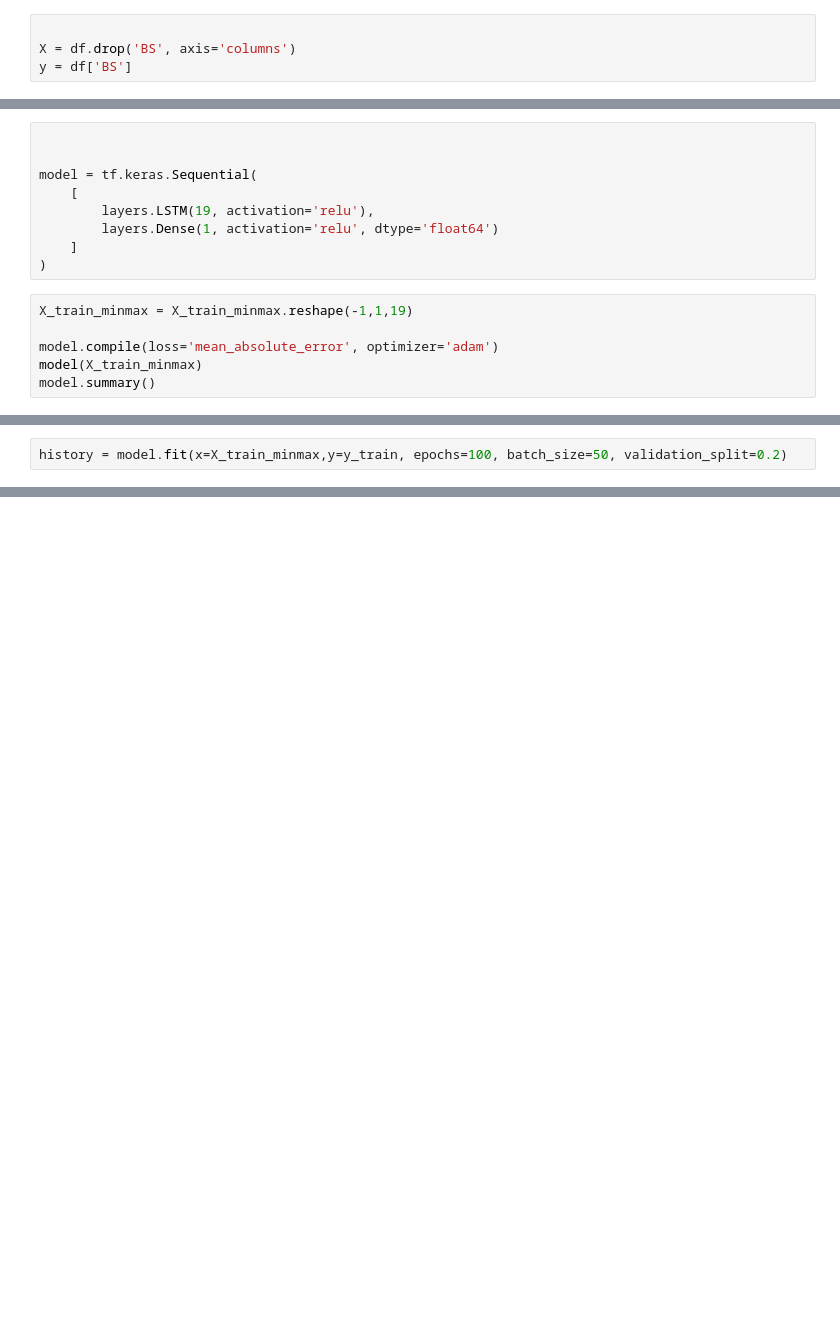
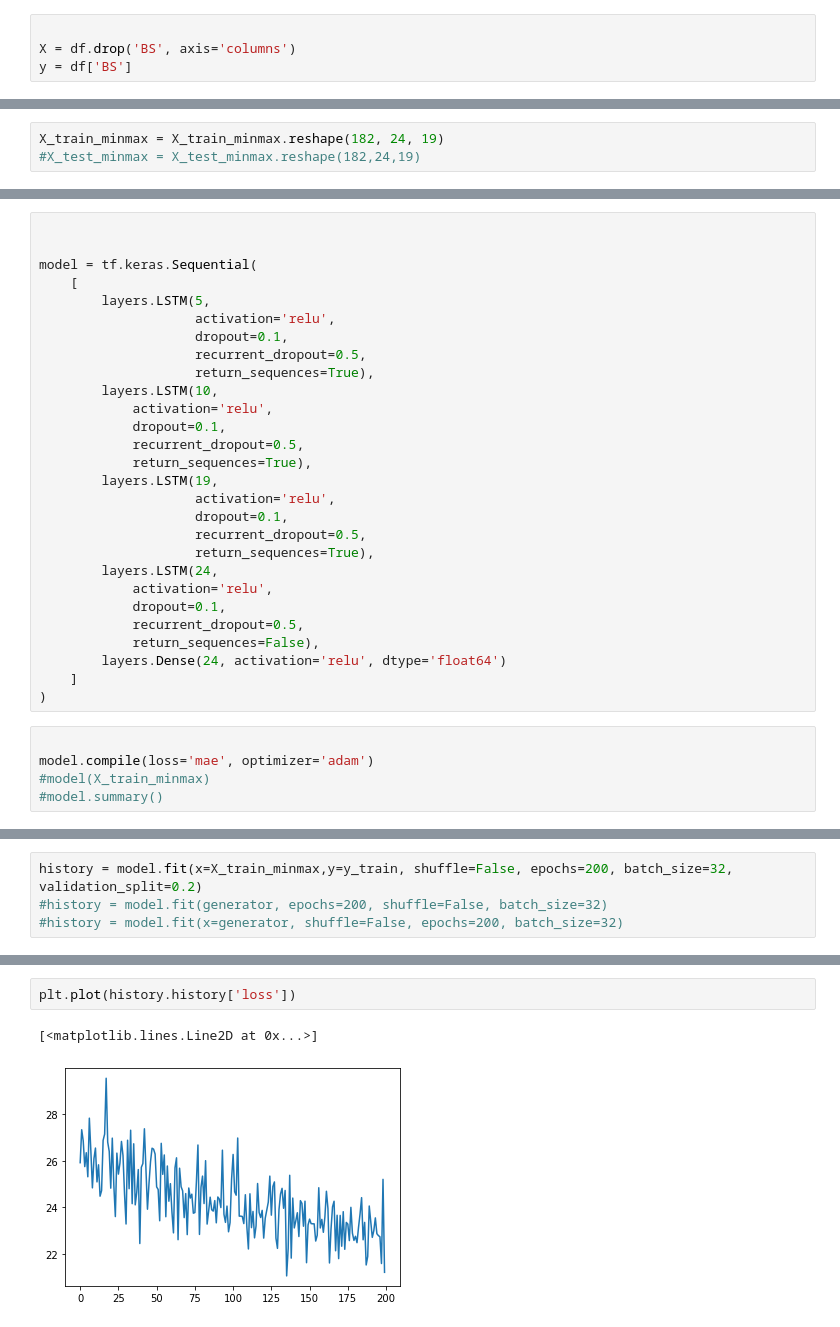
Before and after one commit to lmyers3/diabetes_model, a Jupyter notebook: Diabetes_Model/Model.ipynb, the cells around one changed output, grey strips where cells are left out. Cells and saved outputs as stored; diff of their text form; blank space fills up the shorter version.

Commit message:
added times series generator

```diff
--- a/Diabetes_Model/Model.ipynb
+++ b/Diabetes_Model/Model.ipynb
@@ -39,0 +49,3 @@ X_train_minmax.shape
+# %%
+X_train_minmax = X_train_minmax.reshape(182, 24, 19)
+#X_test_minmax = X_test_minmax.reshape(182,24,19)
@@ -42,13 +70,31 @@ X_train_minmax.shape
 
 model = tf.keras.Sequential(
     [
-        layers.LSTM(19, activation='relu'),
-        layers.Dense(1, activation='relu', dtype='float64')
+        layers.LSTM(5,
+                    activation='relu',
+                    dropout=0.1,
+                    recurrent_dropout=0.5,
+                    return_sequences=True),
+        layers.LSTM(10,
+            activation='relu',
+            dropout=0.1,
+            recurrent_dropout=0.5,
+            return_sequences=True),
+        layers.LSTM(19,
+                    activation='relu',
+                    dropout=0.1,
+                    recurrent_dropout=0.5,
+                    return_sequences=True),
+        layers.LSTM(24,
+            activation='relu',
+            dropout=0.1,
+            recurrent_dropout=0.5,
+            return_sequences=False),
+        layers.Dense(24, activation='relu', dtype='float64')
     ]
 )
 # %%
-X_train_minmax = X_train_minmax.reshape(-1,1,19)
 
-model.compile(loss='mean_absolute_error', optimizer='adam')
-model(X_train_minmax)
-model.summary()
+model.compile(loss='mae', optimizer='adam')
+#model(X_train_minmax)
+#model.summary()
@@ -68,3 +101,5 @@ _________________________________________________________________
 # %%
-history = model.fit(x=X_train_minmax,y=y_train, epochs=100, batch_size=50, validation_split=0.2)
+history = model.fit(x=X_train_minmax,y=y_train, shuffle=False, epochs=200, batch_size=32, validation_split=0.2)
+#history = model.fit(generator, epochs=200, shuffle=False, batch_size=32)
+#history = model.fit(x=generator, shuffle=False, epochs=200, batch_size=32)
 # %% [output]
@@ -107,0 +167,5 @@ mean_squared_error(y_test, predicted)
+# %%
+plt.plot(history.history['loss'])
+# %% [output]
+[<matplotlib.lines.Line2D at 0x...>]
+[figure, added]
```
Also changed, not shown: parts of 13 cells of this notebook, 1 other file.
